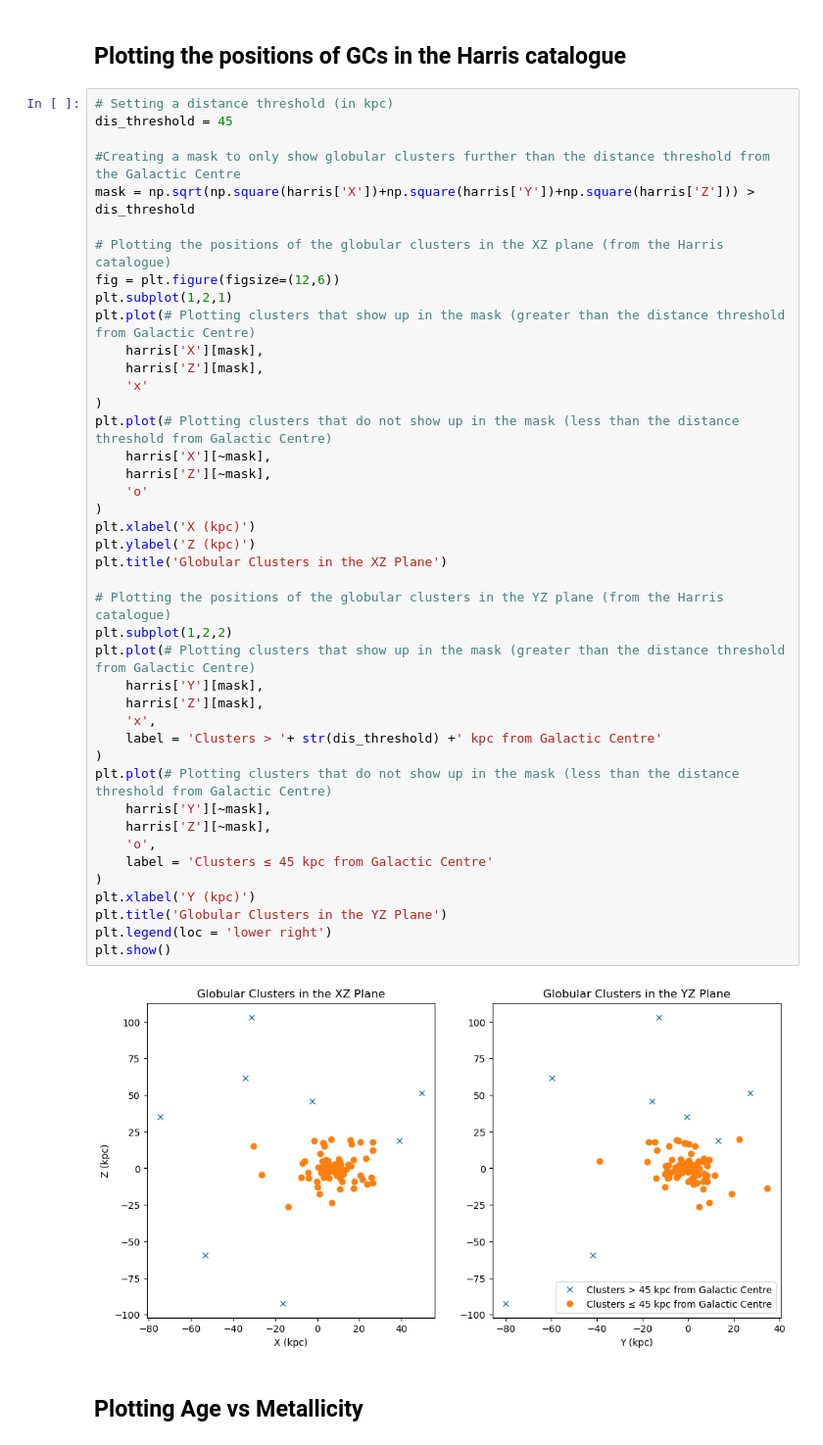
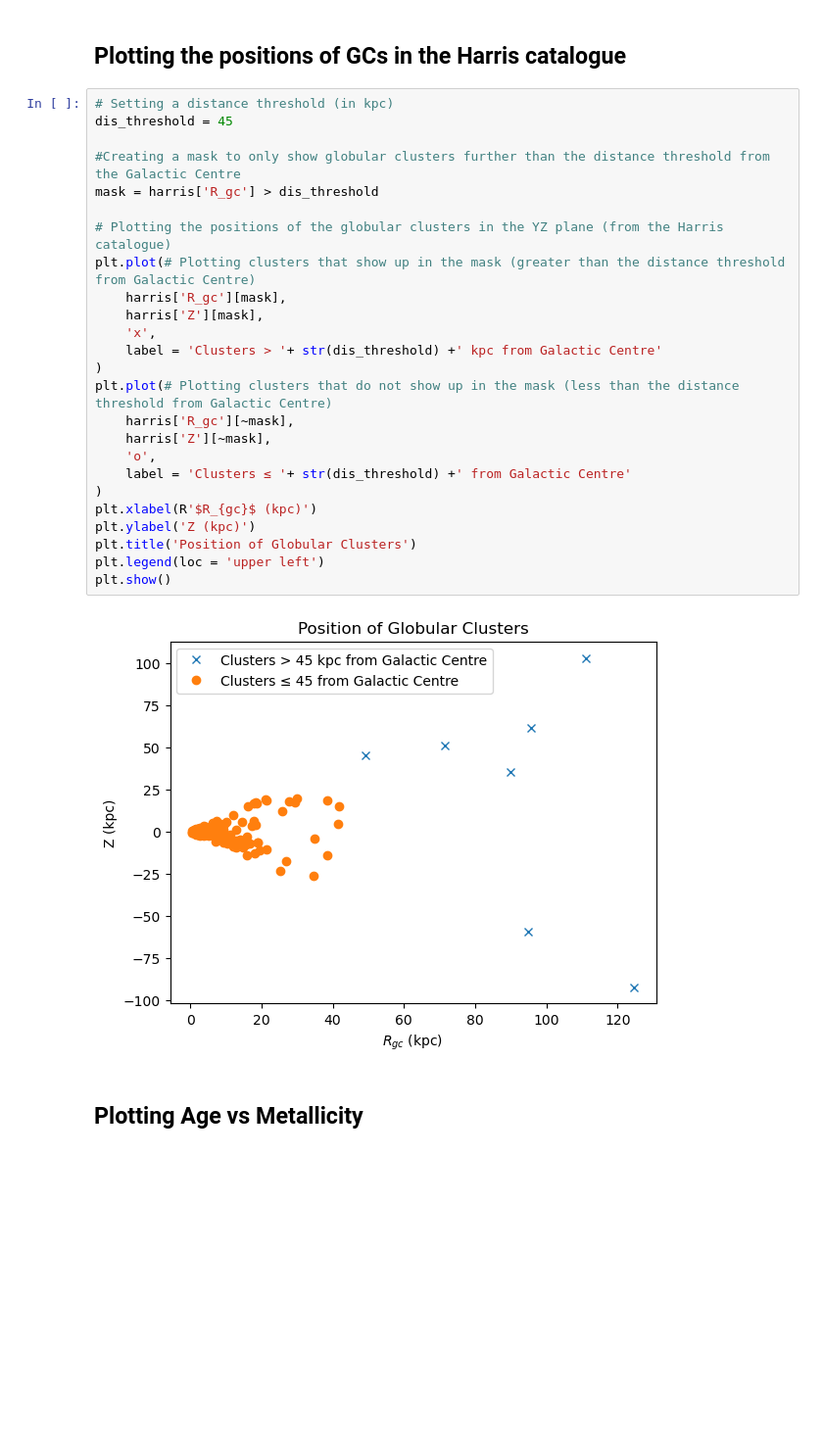
Before and after one commit to pavitraah/phys3116_cosmo_crew, a Jupyter notebook: Assignment Code/cosmo_crew.ipynb, the cells around one changed output. Shown at 98% size. Drawn from its saved outputs; the diff is of its cells as text; blank space fills up the shorter version.

Commit message:
Replotting position graphs

```diff
--- a/Assignment Code/cosmo_crew.ipynb
+++ b/Assignment Code/cosmo_crew.ipynb
@@ -71,47 +71,30 @@ vandenBerg_harris = pd.merge(vandenBerg_t2, harris, on='ID')
 # %%
 # Setting a distance threshold (in kpc)
 dis_threshold = 45
 
 #Creating a mask to only show globular clusters further than the distance threshold from the Galactic Centre
-mask = np.sqrt(np.square(harris['X'])+np.square(harris['Y'])+np.square(harris['Z'])) > dis_threshold
-
-# Plotting the positions of the globular clusters in the XZ plane (from the Harris catalogue)
-fig = plt.figure(figsize=(12,6))
-plt.subplot(1,2,1)
-plt.plot(# Plotting clusters that show up in the mask (greater than the distance threshold from Galactic Centre)
-    harris['X'][mask],
-    harris['Z'][mask],
-    'x'
-)
-plt.plot(# Plotting clusters that do not show up in the mask (less than the distance threshold from Galactic Centre)
-    harris['X'][~mask],
-    harris['Z'][~mask],
-    'o'
-)
-plt.xlabel('X (kpc)')
-plt.ylabel('Z (kpc)')
-plt.title('Globular Clusters in the XZ Plane')
+mask = harris['R_gc'] > dis_threshold
 
 # Plotting the positions of the globular clusters in the YZ plane (from the Harris catalogue)
-plt.subplot(1,2,2)
 plt.plot(# Plotting clusters that show up in the mask (greater than the distance threshold from Galactic Centre)
-    harris['Y'][mask],
+    harris['R_gc'][mask],
     harris['Z'][mask],
     'x',
     label = 'Clusters > '+ str(dis_threshold) +' kpc from Galactic Centre'
 )
 plt.plot(# Plotting clusters that do not show up in the mask (less than the distance threshold from Galactic Centre)
-    harris['Y'][~mask],
+    harris['R_gc'][~mask],
     harris['Z'][~mask],
     'o',
-    label = 'Clusters ≤ 45 kpc from Galactic Centre'
+    label = 'Clusters ≤ '+ str(dis_threshold) +' from Galactic Centre'
 )
-plt.xlabel('Y (kpc)')
-plt.title('Globular Clusters in the YZ Plane')
-plt.legend(loc = 'lower right')
+plt.xlabel(R'$R_{gc}$ (kpc)')
+plt.ylabel('Z (kpc)')
+plt.title('Position of Globular Clusters')
+plt.legend(loc = 'upper left')
 plt.show()
 # %% [output]
-[figure, old version]
+[figure, new version]
 # %% [markdown]
 ## Plotting Age vs Metallicity
 # %%
```
